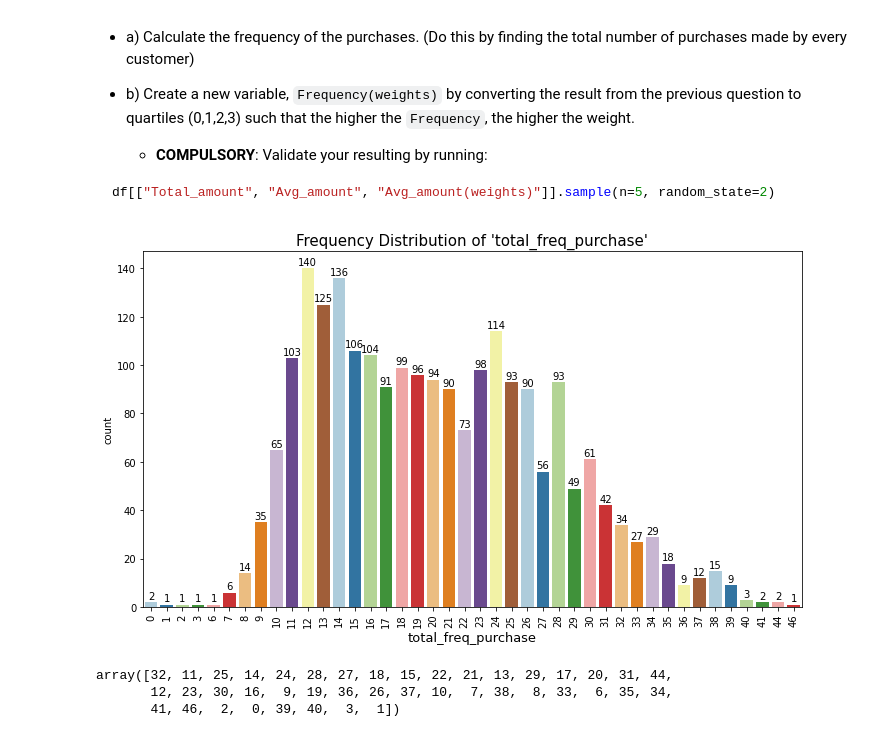
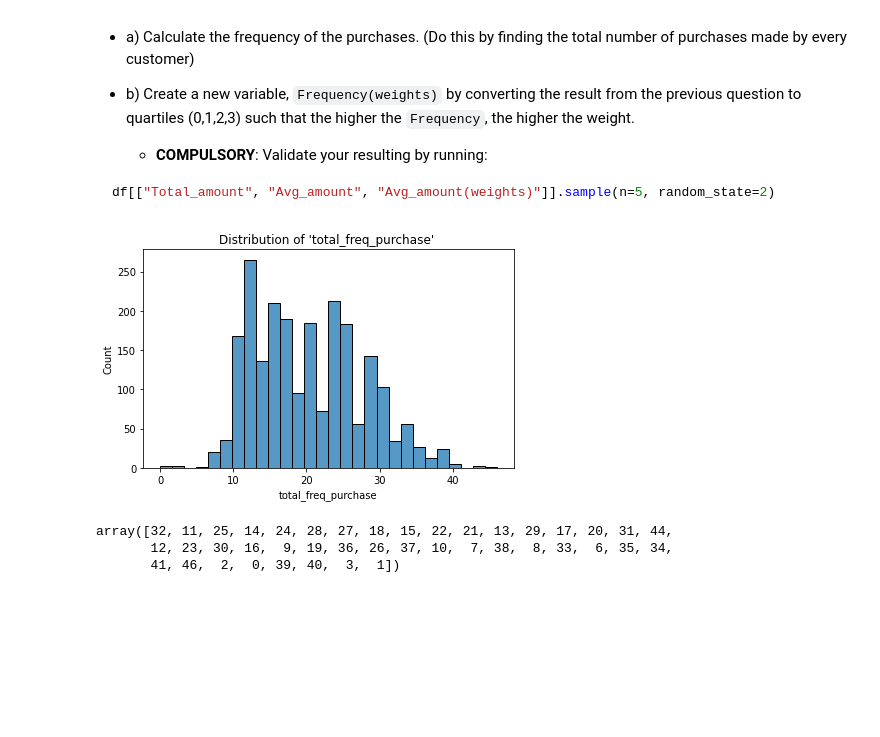
Before and after one commit to Sophiajackrich/Stutern-repo, a Jupyter notebook: DATA_VISUALIZATION_Assignment_5.ipynb, the cells around one changed output. Cells and saved outputs as stored; diff of their text form; code cells hidden in the pictures; blank space fills up the shorter version.

```diff
--- a/DATA_VISUALIZATION_Assignment_5.ipynb
+++ b/DATA_VISUALIZATION_Assignment_5.ipynb
@@ -384,8 +413,8 @@ df[["Total_amount", "Avg_amount", "Avg_amount(weights)"]].sample(n=5, random_sta
 # %%
 # 3a Enter your solution here
 Recency = df1["Recency"]
-quantiles = 5 # No of groups/bins
-df1["Recency(weights)"] = pd.qcut(x=Recency, q=quantiles, labels=[4,3,2,1,0], duplicates="drop").astype(str)
+quintiles = 5 # No of groups/bins
+df1["Recency(weights)"] = pd.qcut(x=Recency, q=quintiles, labels=[4,3,2,1,0], duplicates="drop").astype(str)
 df1["Recency(weights)"].unique()
 
 display_count(data=df1, feature="Recency(weights)", rotation=20)
@@ -453,16 +486,18 @@ df[["Total_amount", "Avg_amount", "Avg_amount(weights)"]].sample(n=5, random_sta
 # %%
 # 4a Calculate the frequency of the purchases.
 purchases = [var for var in df1.columns if "Purch" in var or "Num" in var]
 df1[purchases].head(2)
 
 # find the total number of purchases made by every customer
 df1["total_freq_purchase"] = df1[purchases].sum(axis=1)
 df1["total_freq_purchase"].unique()
 
-# use display_count to get frequency
-display_count(data=df1, feature="total_freq_purchase", rotation=90)
+# use histogram_count to get frequency
+plot_histogram(data=df1, feature="total_freq_purchase")
+
+# This shows that the bulk of the data is btw '10-30' total frequent purchase. It has a fairly normal distribution shape
 # %% [output]
-[figure, old version]
+[figure, new version]
 # %%
 df1["total_freq_purchase"].unique()
 # %% [output]
```
Also changed, not shown: parts of 7 cells of this notebook.
